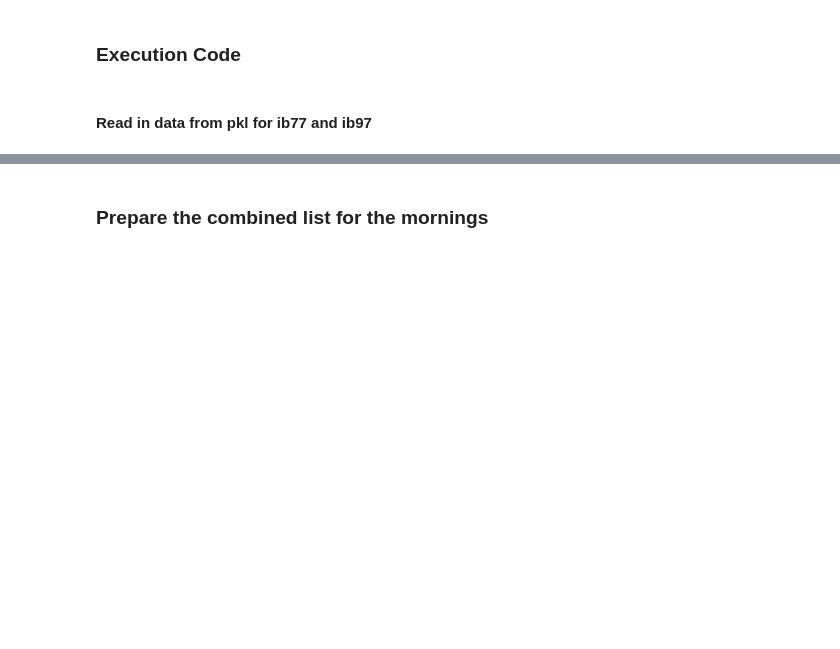
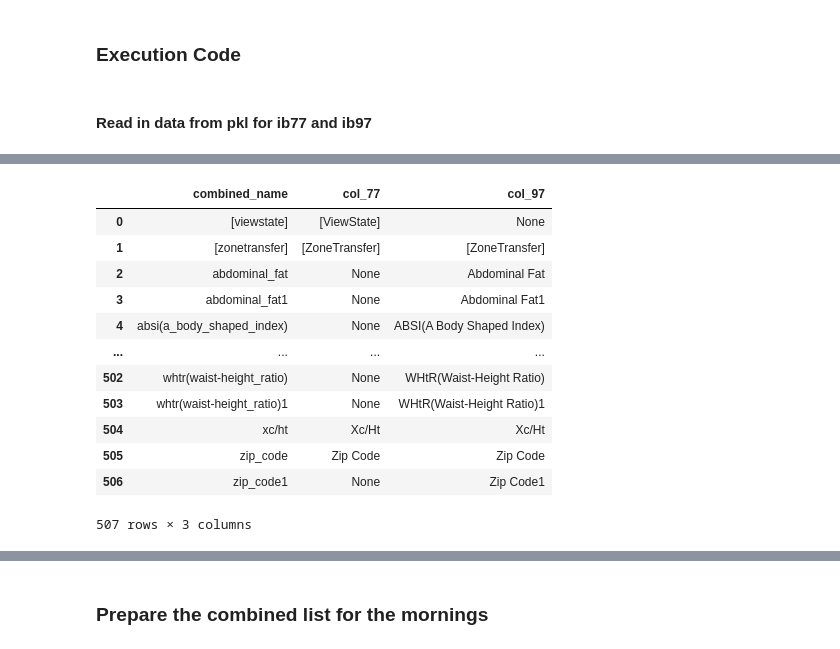
Before and after one commit to 1ratlab/JL_2, a Jupyter notebook: Combining77_97.ipynb, the cells around one changed output, grey strips where cells are left out. Cells and saved outputs as stored; diff of their text form; code cells hidden in the pictures; blank space fills up the shorter version.

```diff
--- a/Combining77_97.ipynb
+++ b/Combining77_97.ipynb
@@ -270,4 +257,19 @@ for key in all_keys:
 # now define this list as
 df_cmbn = pd.DataFrame(rows)
 # %%
-# verify df_cmbn           # Notw this is the same lookup table for eve and mrn
+# verify
+df_cmbn           # Notw this is the same lookup table for eve and mrn
+# %% [output]
+|  | combined_name | col_77 | col_97 |
+| 0 | [viewstate] | [ViewState] | None |
+| 1 | [zonetransfer] | [ZoneTransfer] | [ZoneTransfer] |
+| 2 | abdominal_fat | None | Abdominal Fat |
+| 3 | abdominal_fat1 | None | Abdominal Fat1 |
+| 4 | absi(a_body_shaped_index) | None | ABSI(A Body Shaped Index) |
+| ... | ... | ... | ... |
+| 502 | whtr(waist-height_ratio) | None | WHtR(Waist-Height Ratio) |
+| 503 | whtr(waist-height_ratio)1 | None | WHtR(Waist-Height Ratio)1 |
+| 504 | xc/ht | Xc/Ht | Xc/Ht |
+| 505 | zip_code | Zip Code | Zip Code |
+| 506 | zip_code1 | None | Zip Code1 |
+507 rows × 3 columns
```
Also changed, not shown: parts of 19 cells of this notebook, 25 other files.
